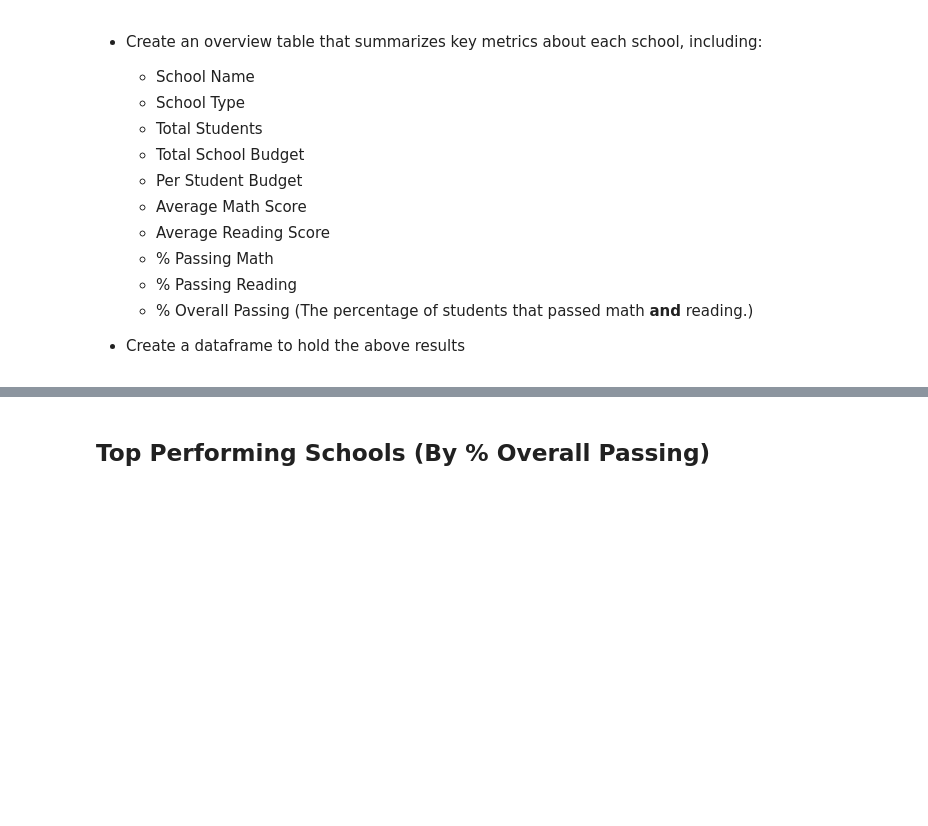
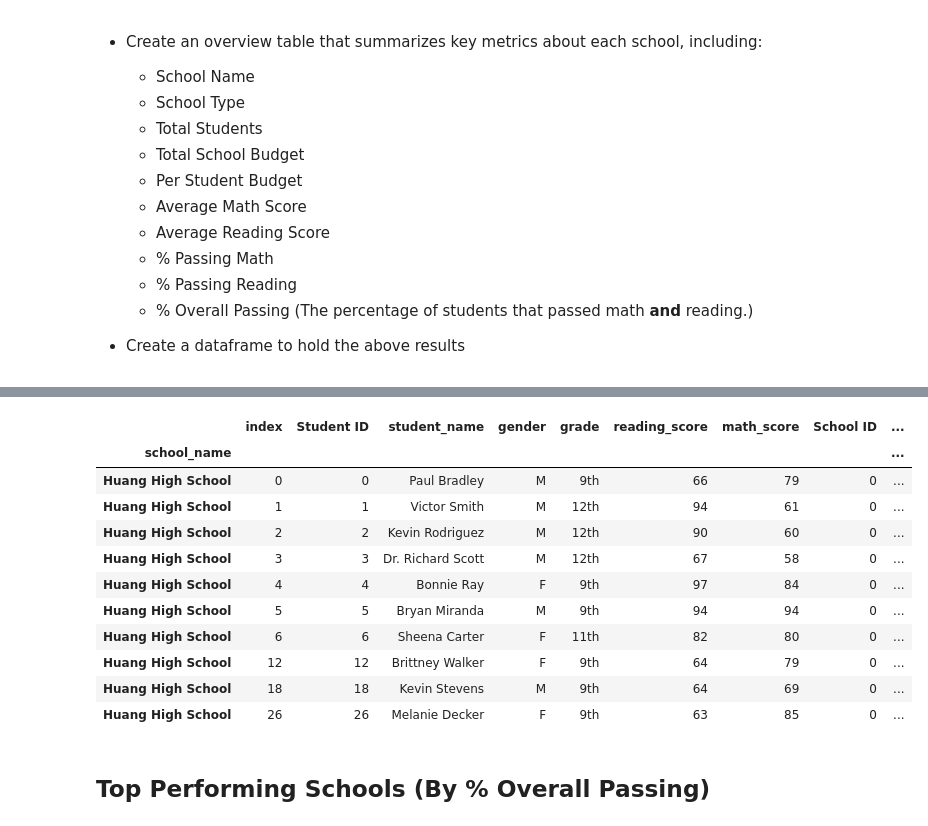
Before and after one commit to geneberry3/pandas-challenge, a Jupyter notebook: PyCitySchools/PyCitySchools_starter.ipynb, the cells around one changed output, grey strips where cells are left out. Cells and saved outputs as stored; diff of their text form; code cells hidden in the pictures; blank space fills up the shorter version.

```diff
--- a/PyCitySchools/PyCitySchools_starter.ipynb
+++ b/PyCitySchools/PyCitySchools_starter.ipynb
@@ -166,3 +120,74 @@ summary
+# %%
+# school_data_complete2 assign new dataframe
+school_data_complete2 = school_data_complete
+
+# create bins for pass/fail
+grade=[0,69,100]
+mcdonalds=["Fail","Pass"]
+school_data_complete2["passed_math"] = pd.cut(school_data_complete2["math_score"], grade, labels=mcdonalds)
+school_data_complete2["passed_reading"] = pd.cut(school_data_complete2["reading_score"], grade, labels=mcdonalds)
+school_data_complete2.loc[school_data_complete2['passed_math'].str.contains('Pass'), 'passed_math'] = 'Pass'
+school_data_complete2.loc[school_data_complete2['passed_reading'].str.contains('Pass'), 'passed_reading'] = 'Pass'
+school_data_complete2 = school_data_complete2.reset_index()
+school_data_complete2 = school_data_complete2.set_index("school_name")
+# school_data_complete2 = school_data_complete2.groupby("school_name")
+
+
+school_type = school_data_complete2["type"]
+
+# total_schools = count by school
+
+
+# school_data_complete2(2, "Age", [21, 23, 24, 21], True)
+# school_data_complete2["total_schools"] = pd.cut(school_data_complete2["total_schools"]
+# total_schools = len(school_data_complete2["student_name"].unique())
+
+# total_students = count by students
+total_students = school_data_complete2["student_name"].count()
+
+# budget_total = total budget
+budget_total = school_data_complete2["budget"].unique()
+
+# avg_math = average math score
+avg_math = school_data_complete2['math_score'].mean()
+
+# avg_read = avgerage reading score
+avg_read = school_data_complete2['reading_score'].mean()
+
+
+passed_reading = school_data_complete2.groupby("passed_reading")
+
+# perc_math = passing math score over 70
+# pass_math = school_data_complete2.loc[school_data_complete2["math_score"] >= 70,["math_score"]]
+# pass_math = pass_math.count()
+# perc_math = pass_math/(school_data_complete2['math_score'].count())* 100
+
+# # perc_read = passing reading score over 70
+# pass_reading = school_data_complete2.loc[school_data_complete2["reading_score"] >= 70,["reading_score"]]
+# pass_reading = pass_reading.count()
+# perc_reading = (pass_reading/school_data_complete2['reading_score'].count())* 100
+
+
+# # overall = passing both math and reading over 70
+
+# school_data_complete2["both_pass"] = np.where(school_data_complete2["passed_math"].str.contains("Pass") & school_data_complete["passed_reading"].str.contains("Pass"),school_data_complete["passed_math"],np.nan)
+# both_pass = school_data_complete2["both_pass"].count()
+# overall = (both_pass/total_students)*100
+
+passed_reading.head()
+# %% [output]
+|  | index | Student ID | student_name | gender | grade | reading_score | math_score | School ID | ... |
+| school_name |  |  |  |  |  |  |  |  | ... |
+| Huang High School | 0 | 0 | Paul Bradley | M | 9th | 66 | 79 | 0 | ... |
+| Huang High School | 1 | 1 | Victor Smith | M | 12th | 94 | 61 | 0 | ... |
+| Huang High School | 2 | 2 | Kevin Rodriguez | M | 12th | 90 | 60 | 0 | ... |
+| Huang High School | 3 | 3 | Dr. Richard Scott | M | 12th | 67 | 58 | 0 | ... |
+| Huang High School | 4 | 4 | Bonnie Ray | F | 9th | 97 | 84 | 0 | ... |
+| Huang High School | 5 | 5 | Bryan Miranda | M | 9th | 94 | 94 | 0 | ... |
+| Huang High School | 6 | 6 | Sheena Carter | F | 11th | 82 | 80 | 0 | ... |
+| Huang High School | 12 | 12 | Brittney Walker | F | 9th | 64 | 79 | 0 | ... |
+| Huang High School | 18 | 18 | Kevin Stevens | M | 9th | 64 | 69 | 0 | ... |
+| Huang High School | 26 | 26 | Melanie Decker | F | 9th | 63 | 85 | 0 | ... |
 # %% [markdown]
 ## Top Performing Schools (By % Overall Passing)
 # %% [markdown]
```
Also changed, not shown: parts of 4 cells of this notebook.
